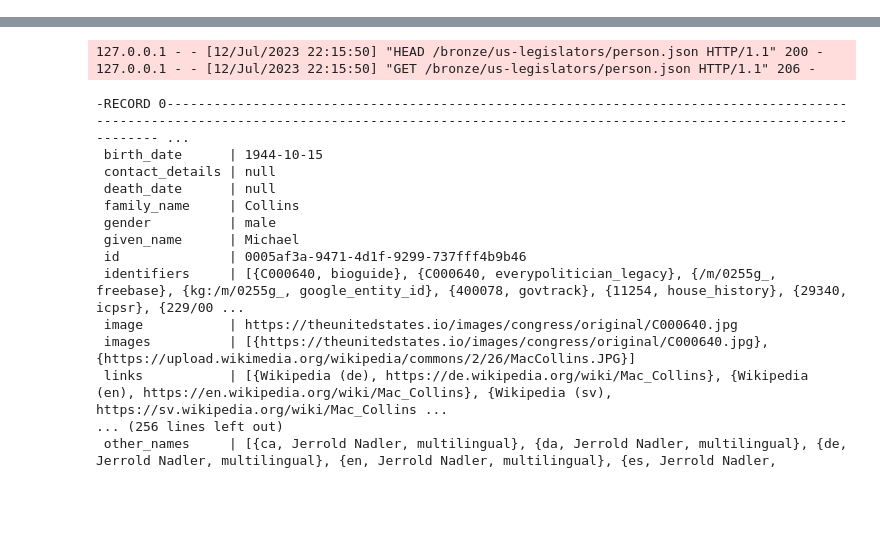
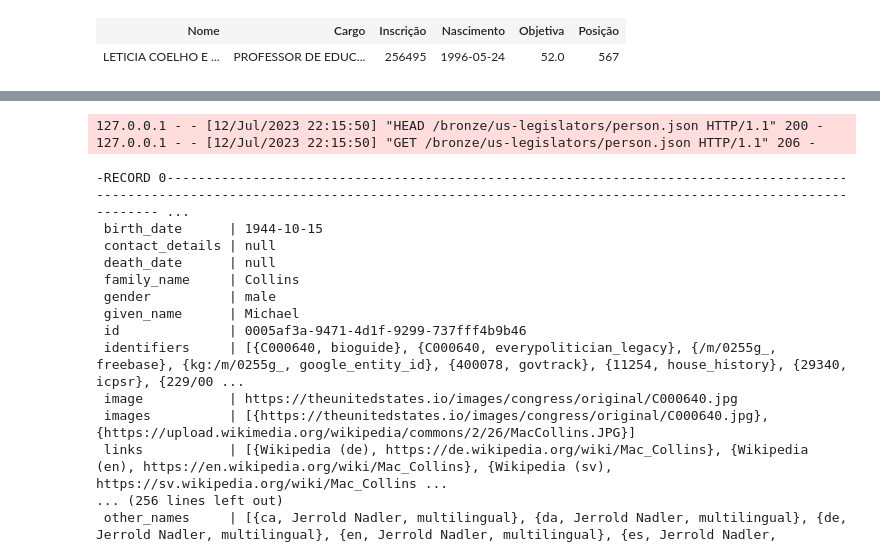
Before and after one commit to ivtavares/vs_code_local_spark_dev, a Jupyter notebook: .notebooks/test_moto.ipynb, the cells around one changed output, grey strips where cells are left out. Cells and saved outputs as stored; diff of their text form; code cells hidden in the pictures; blank space fills up the shorter version.

```diff
--- a/.notebooks/test_moto.ipynb
+++ b/.notebooks/test_moto.ipynb
@@ -45,0 +118,5 @@ hadoop_conf.set("fs.s3a.connection.ssl.enabled", "false")
+# %%
+df2.filter('Nome like "LETICIA COELHO%"')
+# %% [output]
+| Nome | Cargo | Inscrição | Nascimento | Objetiva | Posição |
+| LETICIA COELHO E ... | PROFESSOR DE EDUC... | 256495 | 1996-05-24 | 52.0 | 567 |
```
Also changed, not shown: parts of 14 cells of this notebook, 13 other files.
